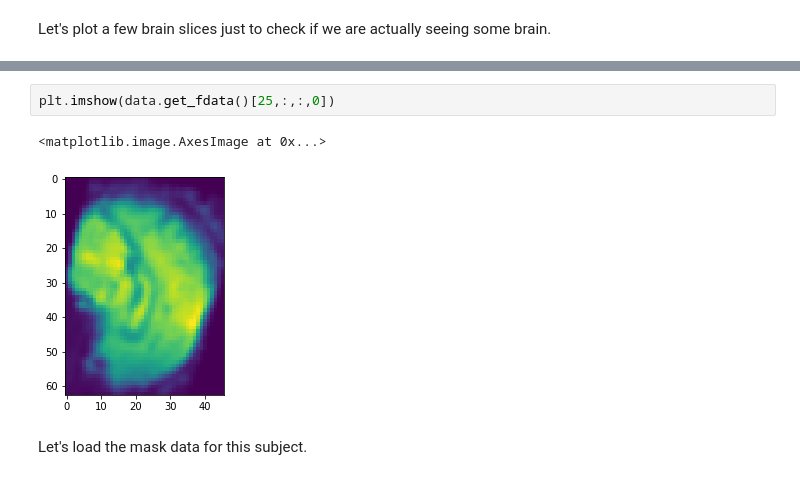
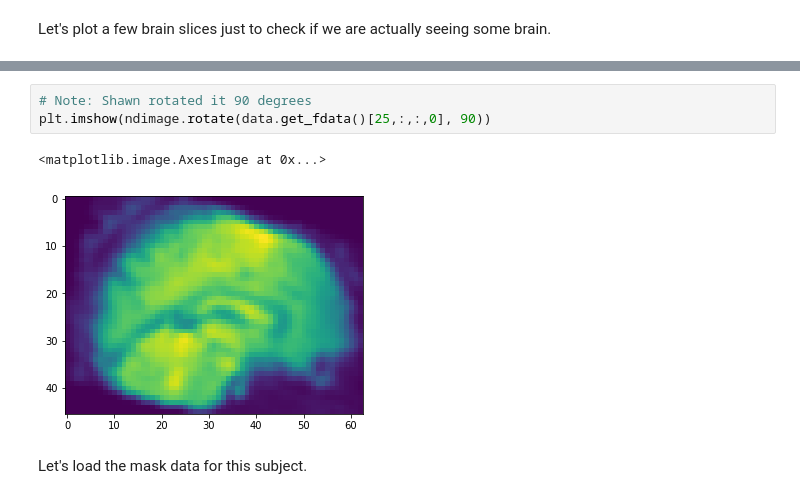
Before and after one commit to sapols/bai-book, a Jupyter notebook: content/labs/lab-glm_3d/index.ipynb, the cells around one changed output, grey strips where cells are left out. Drawn from its saved outputs; the diff is of its cells as text.

```diff
--- a/content/labs/lab-glm_3d/index.ipynb
+++ b/content/labs/lab-glm_3d/index.ipynb
@@ -30,8 +38,9 @@ plt.imshow(data.get_fdata()[:,50,:,0])
 # %%
-plt.imshow(data.get_fdata()[25,:,:,0])
+# Note: Shawn rotated it 90 degrees
+plt.imshow(ndimage.rotate(data.get_fdata()[25,:,:,0], 90))
 # %% [output]
 <matplotlib.image.AxesImage at 0x...>
-[figure, old version]
+[figure, new version]
 # %% [markdown]
 Let's load the mask data for this subject.
 # %%
```
Also changed, not shown: parts of 22 cells of this notebook, 2 other files.
